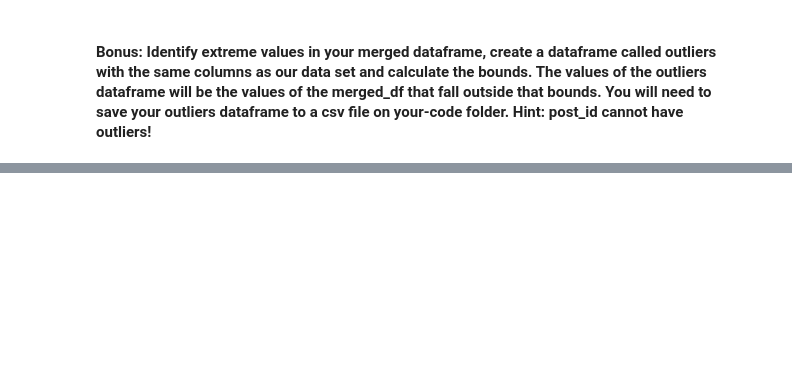
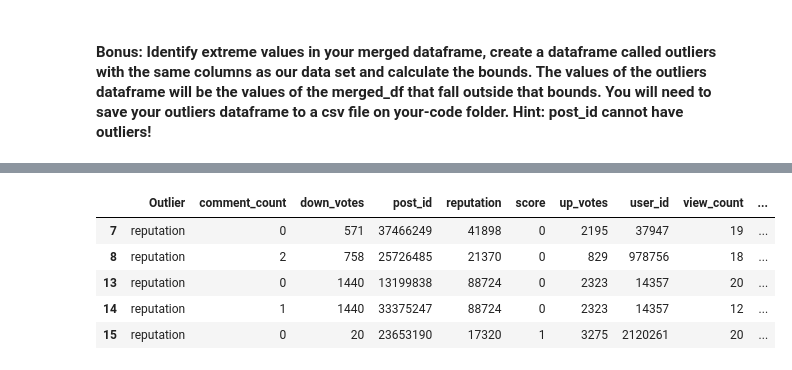
Before and after one commit to EiroaMD/lab-data-cleaning, a Jupyter notebook: your-code/main.ipynb, the cells around one changed output, grey strips where cells are left out. Saved outputs shown, nothing was run; the diff lists cells and outputs as text; code cells hidden in the pictures; blank space fills up the shorter version.

```diff
--- a/your-code/main.ipynb
+++ b/your-code/main.ipynb
@@ -124,0 +190,3 @@ df5.isnull().sum()
+# %%
+stats['IQR'] = stats['75%'] - stats['25%']
+stats.head()
@@ -124,0 +200,15 @@ df5.isnull().sum()
+# %%
+stats['low'] = stats['25%'] - 1.5*stats['IQR']
+stats['high'] = stats['75%'] + 1.5*stats['IQR']
+# %%
+outliers = pd.DataFrame(columns=df5.columns)
+
+for col in stats.index:
+    iqr = stats.at[col,'IQR']
+    cutoff = iqr * 1.5
+    lower = stats.at[col,'25%'] - cutoff
+    upper = stats.at[col,'75%'] + cutoff
+    results = df5[(df5[col] < lower) |
+                  (df5[col] > upper)].copy()
+    results['Outlier'] = col
+    outliers = outliers.append(results)
@@ -124,0 +223,9 @@ df5.isnull().sum()
+# %%
+outliers.head()
+# %% [output]
+|  | Outlier | comment_count | down_votes | post_id | reputation | score | up_votes | user_id | view_count | ... |
+| 7 | reputation | 0 | 571 | 37466249 | 41898 | 0 | 2195 | 37947 | 19 | ... |
+| 8 | reputation | 2 | 758 | 25726485 | 21370 | 0 | 829 | 978756 | 18 | ... |
+| 13 | reputation | 0 | 1440 | 13199838 | 88724 | 0 | 2323 | 14357 | 20 | ... |
+| 14 | reputation | 1 | 1440 | 33375247 | 88724 | 0 | 2323 | 14357 | 12 | ... |
+| 15 | reputation | 0 | 20 | 23653190 | 17320 | 1 | 3275 | 2120261 | 20 | ... |
```
Also changed, not shown: parts of 16 cells of this notebook, 3 other files.
